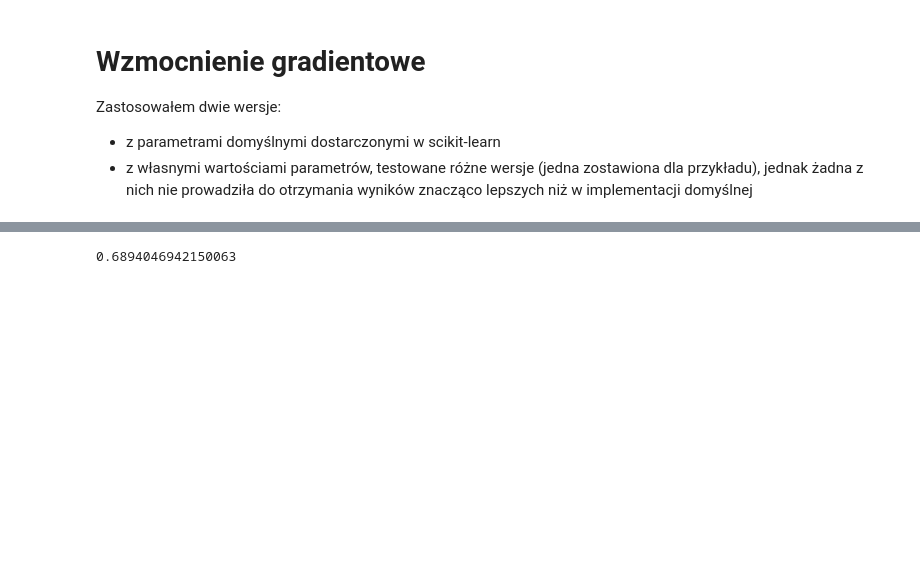
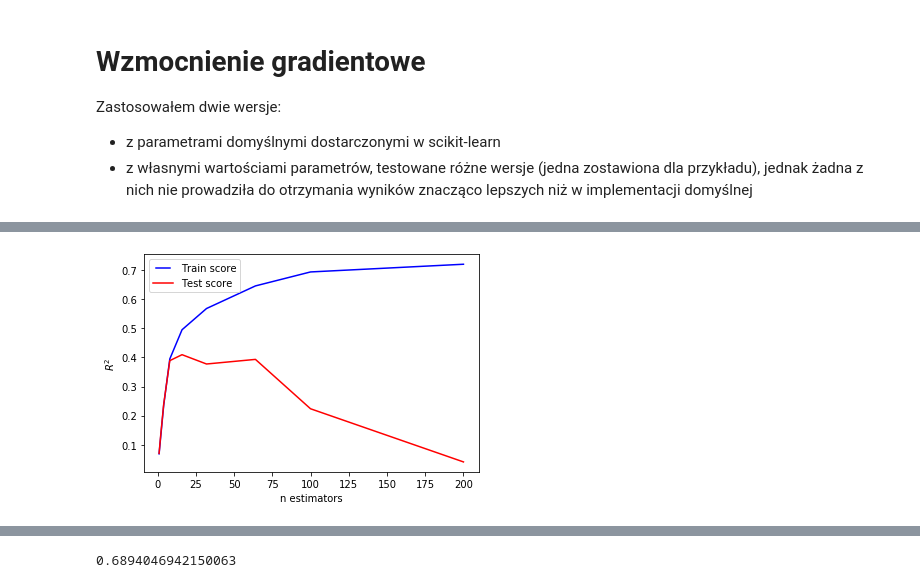
Before and after one commit to DuDiiC/engineering-thesis, a Jupyter notebook: notebooks/03_learning/regression/gradient_boosting.ipynb, the cells around one changed output, grey strips where cells are left out. Cells and saved outputs as stored; diff of their text form; code cells hidden in the pictures; blank space fills up the shorter version.

```diff
--- a/notebooks/03_learning/regression/gradient_boosting.ipynb
+++ b/notebooks/03_learning/regression/gradient_boosting.ipynb
@@ -22,0 +65,16 @@ Zastosowałem dwie wersje:
+# %%
+train_results = []
+test_results = []
+for estimator in n_estimators:
+    model = GradientBoostingRegressor(verbose=1, n_estimators=estimator)
+    model.fit(X_train, y_train)
+    train_results.append(model.score(X_train, y_train))
+    test_results.append(model.score(X_test, y_test))
+line1, = plt.plot(n_estimators, train_results, 'b', label='Train score')
+line2, = plt.plot(n_estimators, test_results, 'r', label='Test score')
+plt.legend(handler_map={line1: HandlerLine2D(numpoints=2)})
+plt.ylabel('$R^2$')
+plt.xlabel('n estimators')
+plt.show()
+# %% [output]
+[figure, added]
```
Also changed, not shown: parts of 13 cells of this notebook, 18 other files.
